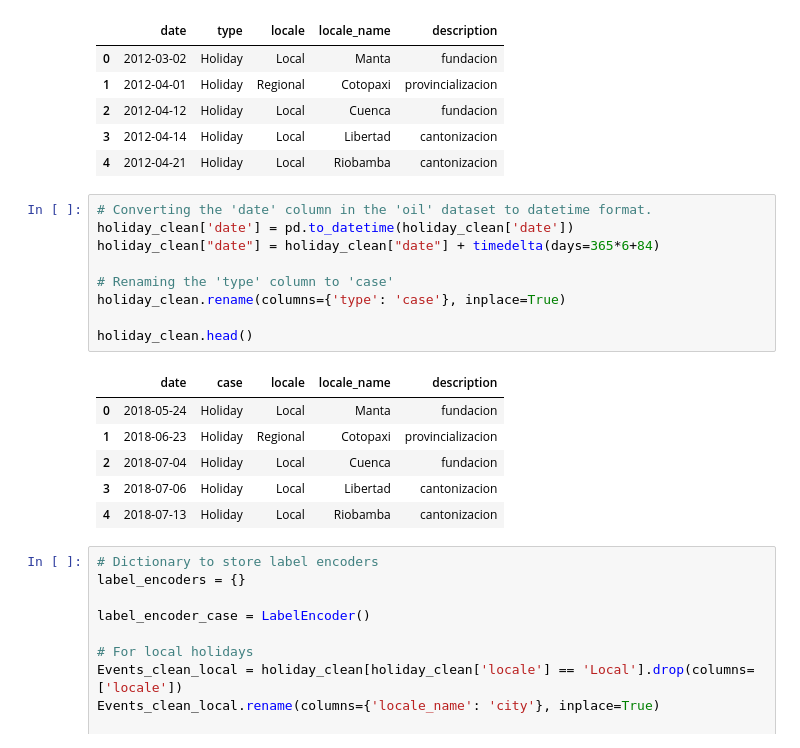
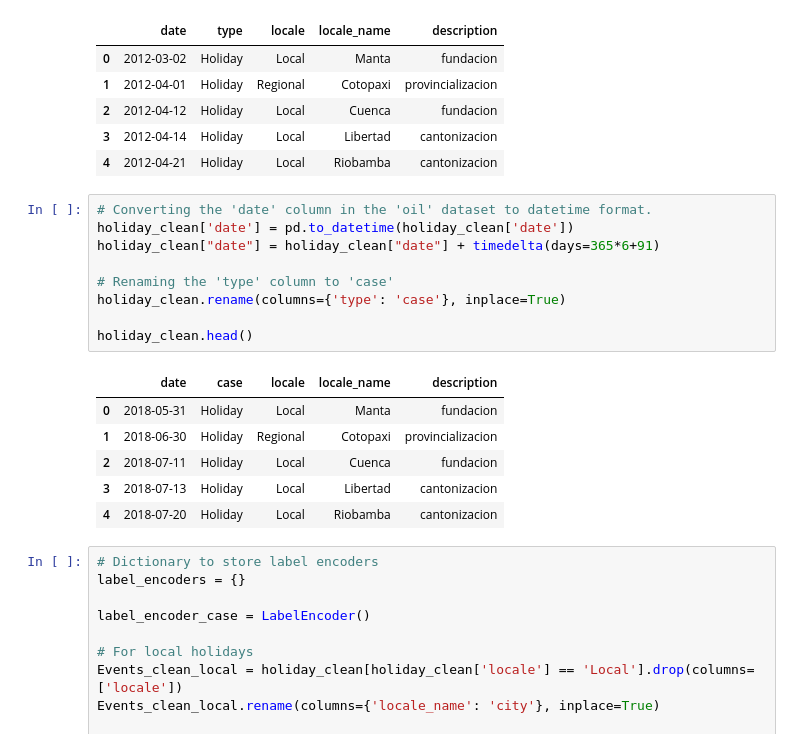
Before and after one commit to rhamdansyahrulm/Store-Sales, a Jupyter notebook: Store_Sales.ipynb, the cells around one changed output. Saved outputs shown, nothing was run; the diff lists cells and outputs as text.

```diff
--- a/Store_Sales.ipynb
+++ b/Store_Sales.ipynb
@@ -471,19 +474,19 @@ Description's Column => jumlah : 18
 # %%
 # Converting the 'date' column in the 'oil' dataset to datetime format.
 holiday_clean['date'] = pd.to_datetime(holiday_clean['date'])
-holiday_clean["date"] = holiday_clean["date"] + timedelta(days=365*6+84)
+holiday_clean["date"] = holiday_clean["date"] + timedelta(days=365*6+91)
 
 # Renaming the 'type' column to 'case'
 holiday_clean.rename(columns={'type': 'case'}, inplace=True)
 
 holiday_clean.head()
 # %% [output]
 |  | date | case | locale | locale_name | description |
-| 0 | 2018-05-24 | Holiday | Local | Manta | fundacion |
-| 1 | 2018-06-23 | Holiday | Regional | Cotopaxi | provincializacion |
-| 2 | 2018-07-04 | Holiday | Local | Cuenca | fundacion |
-| 3 | 2018-07-06 | Holiday | Local | Libertad | cantonizacion |
-| 4 | 2018-07-13 | Holiday | Local | Riobamba | cantonizacion |
+| 0 | 2018-05-31 | Holiday | Local | Manta | fundacion |
+| 1 | 2018-06-30 | Holiday | Regional | Cotopaxi | provincializacion |
+| 2 | 2018-07-11 | Holiday | Local | Cuenca | fundacion |
+| 3 | 2018-07-13 | Holiday | Local | Libertad | cantonizacion |
+| 4 | 2018-07-20 | Holiday | Local | Riobamba | cantonizacion |
 # %%
 # Dictionary to store label encoders
 label_encoders = {}
```
Also changed, not shown: parts of 33 cells of this notebook.
